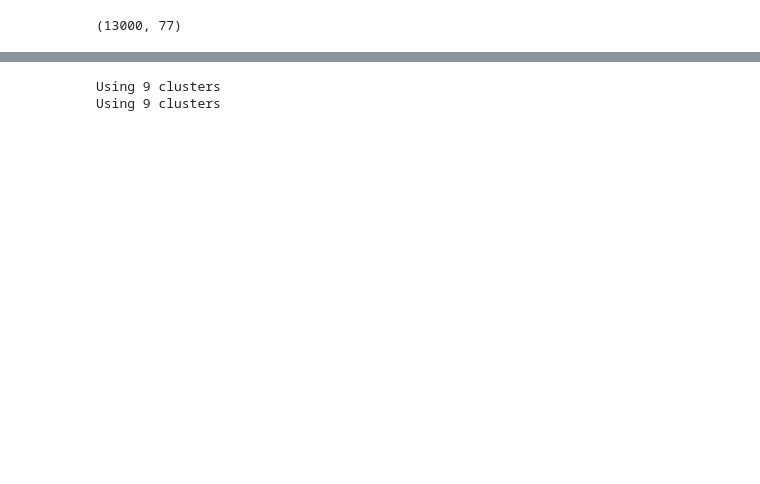
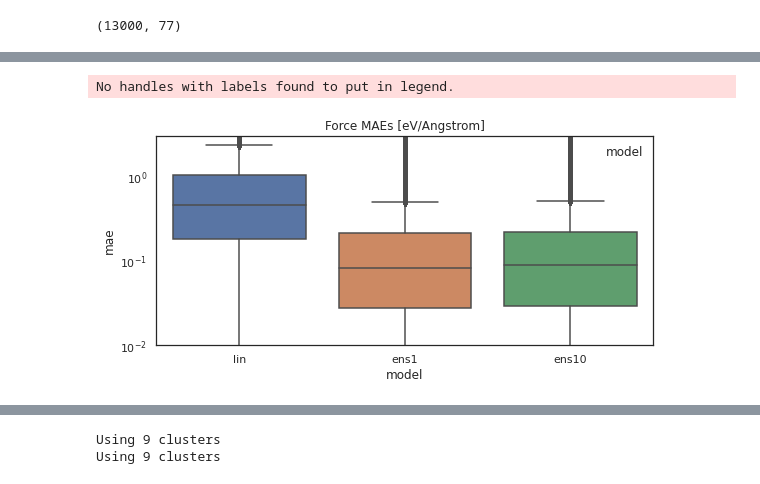
Before and after one commit to ClaudioZeni/Castle, a Jupyter notebook: notebooks/Zuo_test.ipynb, the cells around one changed output, grey strips where cells are left out. Cells and saved outputs as stored; diff of their text form; code cells hidden in the pictures; blank space fills up the shorter version.

```diff
--- a/notebooks/Zuo_test.ipynb
+++ b/notebooks/Zuo_test.ipynb
@@ -146,0 +68,36 @@ MAE=0.052 RMSE=0.138 SUP=4.349 R2=0.979
+# %%
+import pandas as pd
+df_l = pd.DataFrame()
+df_l['diff'] = ep_l/nat_val - e_val/nat_val
+df_l['mae'] = abs(df_l['diff'])
+df_l['model'] = 'lin'
+
+df_e1 = pd.DataFrame()
+df_e1['diff'] = ep_e1/nat_val - e_val/nat_val
+df_e1['mae'] = abs(df_e1['diff'])
+df_e1['model'] = 'ens1'
+
+df_e10 = pd.DataFrame()
+df_e10['diff'] = ep_e10/nat_val - e_val/nat_val
+df_e10['mae'] = abs(df_e10['diff'])
+df_e10['model'] = 'ens10'
+
+df_en_si = pd.concat([df_l, df_e1, df_e10])
+
+
+df_l = pd.DataFrame()
+df_l['diff'] = fp_l.flatten() - f_val.flatten()
+df_l['mae'] = abs(df_l['diff'])
+df_l['model'] = 'lin'
+
+df_e1 = pd.DataFrame()
+df_e1['diff'] = fp_e1.flatten() - f_val.flatten()
+df_e1['mae'] = abs(df_e1['diff'])
+df_e1['model'] = 'ens1'
+
+df_e10 = pd.DataFrame()
+df_e10['diff'] = fp_e10.flatten() - f_val.flatten()
+df_e10['mae'] = abs(df_e10['diff'])
+df_e10['model'] = 'ens10'
+
+df_f_si = pd.concat([df_l, df_e1, df_e10])
@@ -146,0 +120,12 @@ MAE=0.052 RMSE=0.138 SUP=4.349 R2=0.979
+# %%
+plt.figure(figsize = (8, 4))
+sns.boxplot(data = df_f_si, y = 'mae', x = 'model')
+plt.yscale('log')
+plt.ylim(1e-2, 3)
+plt.legend(frameon=False, bbox_to_anchor = (1, 1), title = 'model')
+plt.title('Force MAEs [eV/Angstrom]')
+plt.tight_layout()
+plt.savefig("/home/claudio/postdoc/plots/si_ensamble_force_maes.pdf")
+# %% [output]
+No handles with labels found to put in legend.
+[figure, added]
```
Also changed, not shown: parts of 21 cells of this notebook, 2 other files.
